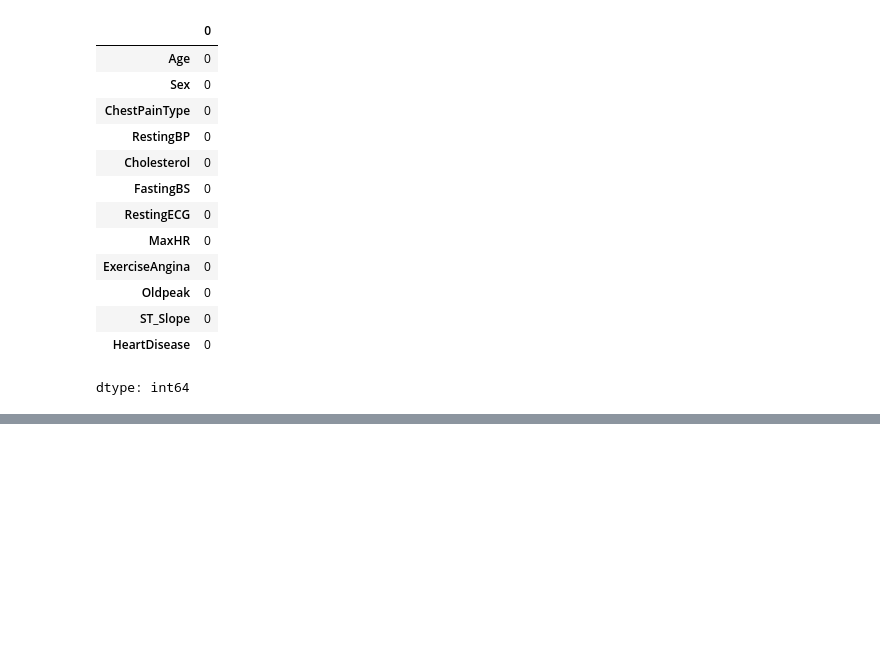
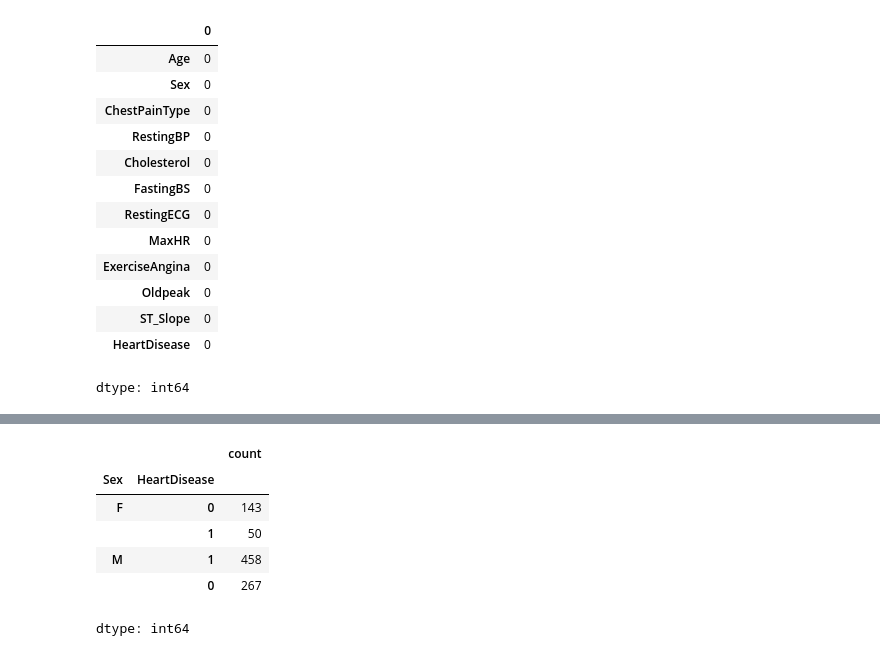
Before and after one commit to nehaljain21/Heart_Disease_EDA, a Jupyter notebook: HeartDisease.ipynb, the cells around one changed output, grey strips where cells are left out. Cells and saved outputs as stored; diff of their text form; code cells hidden in the pictures; blank space fills up the shorter version.

Commit message:
Value counts of categorical columns

```diff
--- a/HeartDisease.ipynb
+++ b/HeartDisease.ipynb
@@ -81,0 +97,10 @@ dtype: int64
+# %%
+df.groupby('Sex')['HeartDisease'].value_counts()
+# %% [output]
+|  |  | count |
+| Sex | HeartDisease |  |
+| F | 0 | 143 |
+|  | 1 | 50 |
+| M | 1 | 458 |
+|  | 0 | 267 |
+dtype: int64
```
Also changed, not shown: parts of 7 cells of this notebook.
